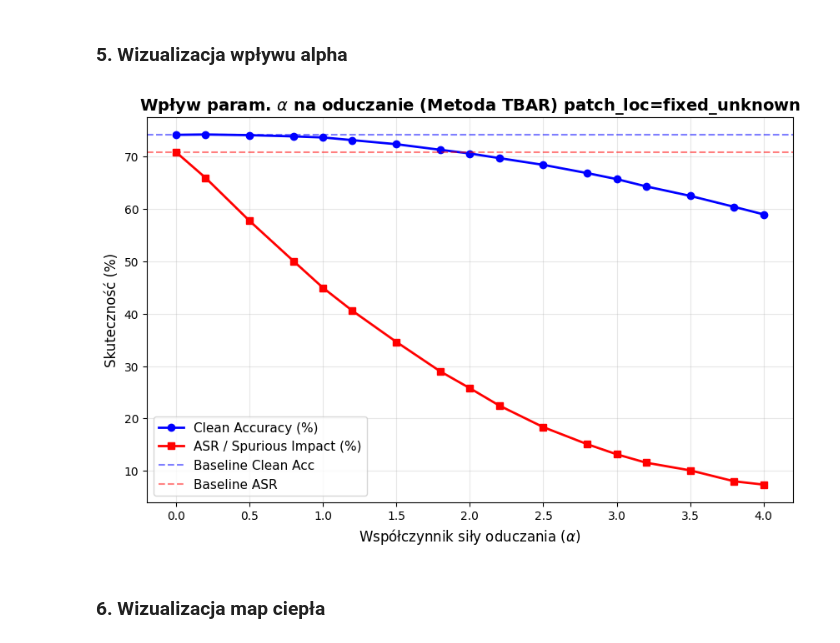
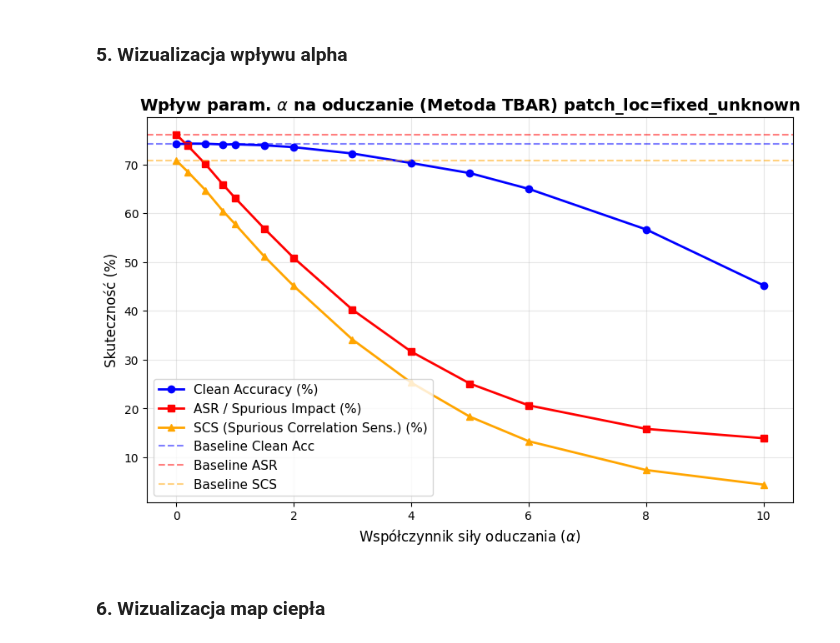
Before and after one commit to Kapturz0ny/resnet-unlearning, a Jupyter notebook: resnet18_tbar_unlearning.ipynb, the cells around one changed output. Saved outputs shown, nothing was run; the diff lists cells and outputs as text; code cells hidden in the pictures.

Commit message:
update TBAR results

```diff
--- a/resnet18_tbar_unlearning.ipynb
+++ b/resnet18_tbar_unlearning.ipynb
@@ -357,18 +376,17 @@ def discover_poisoned_classes(model, clean_loader, poisoned_loader, num_classes=
     hijack_counts = np.zeros(num_classes)
 
     with torch.no_grad():
-        for (inputs_c, _), (inputs_p, _) in zip(clean_loader, poisoned_loader):
-            inputs_c, inputs_p = inputs_c.to(device), inputs_p.to(device)
+        for (inputs_c, targets), (inputs_p, _) in zip(clean_loader, poisoned_loader):
+            inputs_c, inputs_p, targets = inputs_c.to(device), inputs_p.to(device), targets.to(device)
 
-            preds_c = model(inputs_c).max(1)[1]
             preds_p = model(inputs_p).max(1)[1]
 
             # Szukamy obrazków, gdzie patch zmienił decyzję modelu
-            for i in range(len(preds_c)):
-                pc = preds_c[i].item()
+            for i in range(len(targets)):
+                t = targets[i].item()
                 pp = preds_p[i].item()
 
-                if pc != pp:
+                if t != pp:
                     # Zliczamy, do jakiej klasy patch "zaciągnął" predykcję
                     hijack_counts[pp] += 1
 
@@ -416,7 +434,7 @@ testset_poisoned = create_fully_poisoned_testset(testset, patch_size=8, mode=POI
 testloader_poisoned = torch.utils.data.DataLoader(testset_poisoned, batch_size=256, shuffle=False, num_workers=4)
 
 print("\n--- EWALUACJA MODELU PRZED ODUCZANIEM ---")
-clean_acc_before, asr_before = evaluate_spurious_correlation(
+clean_acc_before, asr_before, scs_before = evaluate_spurious_correlation(
     model=model,
     clean_loader=testloader_clean,
     poisoned_loader=testloader_poisoned,
@@ -694,7 +713,7 @@ tau_t = estimate_trigger_vector(
     model=model,
     forget_loader=forget_loader,
     theta_b=theta_b,
-    epochs=2,
+    epochs=1,
     lr=0.0001,
     lambda_anchor=1.5,
     device=device
@@ -709,7 +727,8 @@ Epoka 2/2 | Loss CE: 5.7897
 testset_poisoned = create_fully_poisoned_testset(testset, patch_size=8, mode=POISON_MODE_TEST)
 testloader_poisoned = torch.utils.data.DataLoader(testset_poisoned, batch_size=256, shuffle=False, num_workers=4)
 # %%
-alphas = [0.0, 0.2, 0.5, 0.8, 1.0, 1.2, 1.5, 1.8, 2.0, 2.2, 2.5, 2.8, 3.0, 3.2, 3.5, 3.8, 4.0]
+alphas = [0.0, 0.2, 0.5, 0.8, 1.0, 1.5, 2.0, 3.0, 4.0, 5.0, 6.0, 8.0, 10.0]
+# alphas = [0.0, 0.2, 0.5, 0.8, 1.0, 1.2, 1.5, 1.8, 2.0, 2.2, 2.5, 2.8, 3.0, 3.2, 3.5, 3.8, 4.0, 5.0, 6.0]
 # alphas = [0.0, 0.2, 0.3, 0.4, 0.5, 0.6, 0.7, 0.8, 0.9, 1.0, 1.1, 1.2, 1.3]
 results = []
 
@@ -723,14 +742,14 @@ for alpha in alphas:
     model.load_state_dict(theta_c)
 
     # Ewaluacja modelu po unlearningu
-    clean_acc, asr = evaluate_spurious_correlation(
+    clean_acc, asr, scs = evaluate_spurious_correlation(
         model=model,
         clean_loader=testloader_clean,
         poisoned_loader=testloader_poisoned,
         high_corr_classes=target_classes,
         device=device
     )
-    results.append({'alpha': alpha, 'clean_acc': clean_acc, 'asr': asr})
+    results.append({'alpha': alpha, 'clean_acc': clean_acc, 'asr': asr, 'scs': scs})
 # %% [output]
 ============================================================
 Testowanie siły oduczania: alpha = 0.0
@@ -759,25 +778,28 @@ model.load_state_dict(theta_b)
 # %%
 alphas = [r['alpha'] for r in results]
 clean_accs = [r['clean_acc'] for r in results]
 asrs = [r['asr'] for r in results]
+scss = [r['scs'] for r in results]
 
 plt.figure(figsize=(10, 6))
 plt.plot(alphas, clean_accs, marker='o', label='Clean Accuracy (%)', color='blue', linewidth=2)
 plt.plot(alphas, asrs, marker='s', label='ASR / Spurious Impact (%)', color='red', linewidth=2)
+plt.plot(alphas, scss, marker='^', label='SCS (Spurious Correlation Sens.) (%)', color='orange', linewidth=2)
 
 # Dodajemy linie odniesienia z ewaluacji Baseline (przed oduczaniem)
 plt.axhline(y=clean_acc_before, color='blue', linestyle='--', alpha=0.5, label='Baseline Clean Acc')
 plt.axhline(y=asr_before, color='red', linestyle='--', alpha=0.5, label='Baseline ASR')
+plt.axhline(y=scs_before, color='orange', linestyle='--', alpha=0.5, label='Baseline SCS')
 
 plt.title(f'Wpływ param. $\\alpha$ na oduczanie (Metoda TBAR) patch_loc={MODE_NAME}', fontsize=14, fontweight='bold')
 plt.xlabel('Współczynnik siły oduczania ($\\alpha$)', fontsize=12)
 plt.ylabel('Skuteczność (%)', fontsize=12)
 plt.grid(True, alpha=0.3)
 plt.legend(fontsize=11)
-plt.savefig(f"img/tbar/alpha_{MODE_NAME}.png")
+plt.savefig(f"img/tbar/resnet18_alpha_{MODE_NAME}.png")
 plt.show()
 # %% [output]
-[figure, old version]
+[figure, new version]
 # %% [markdown]
 ### 6. Wizualizacja map ciepła
 # %%
```
Also changed, not shown: parts of 9 cells of this notebook, 8 other files.
